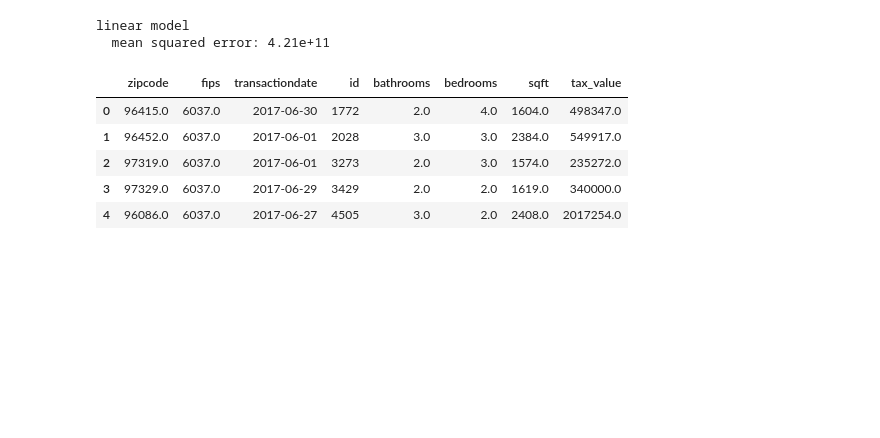
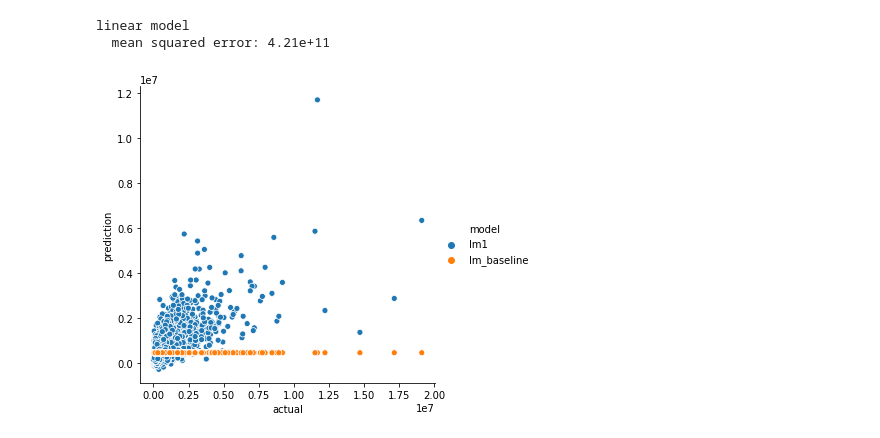
Before and after one commit to JefferyRoeder/zillow_project, a Jupyter notebook: model1.ipynb, the cells around one changed output. Drawn from its saved outputs; the diff is of its cells as text; code cells hidden in the pictures; blank space fills up the shorter version.

```diff
--- a/model1.ipynb
+++ b/model1.ipynb
@@ -181,9 +181,9 @@ import statsmodels.api as sm
 from statsmodels.formula.api import ols
 #OLS object to analyze features
 
-ols_model = sm.OLS(y_train,X_train)
-fit = ols_model.fit()
-fit.summary()
+#ols_model = sm.OLS(y_train,X_train)
+#fit = ols_model.fit()
+#fit.summary()
 
-#ols_model = ols('y_train ~ X_train',data=train).fit()
-#train['yhat'] = ols_model.predict(y_train)
+ols_model = ols('y_train ~ X_train',data=train).fit()
+train['yhat'] = ols_model.predict(y_train)
@@ -312,9 +279,11 @@ df2 = wrangle.wrangle_zillow2()
-# %%
-df2.head()
-# %% [output]
-|  | zipcode | fips | transactiondate | id | bathrooms | bedrooms | sqft | tax_value |
-| 0 | 96415.0 | 6037.0 | 2017-06-30 | 1772 | 2.0 | 4.0 | 1604.0 | 498347.0 |
-| 1 | 96452.0 | 6037.0 | 2017-06-01 | 2028 | 3.0 | 3.0 | 2384.0 | 549917.0 |
-| 2 | 97319.0 | 6037.0 | 2017-06-01 | 3273 | 2.0 | 3.0 | 1574.0 | 235272.0 |
-| 3 | 97329.0 | 6037.0 | 2017-06-29 | 3429 | 2.0 | 2.0 | 1619.0 | 340000.0 |
-| 4 | 96086.0 | 6037.0 | 2017-06-27 | 4505 | 3.0 | 2.0 | 2408.0 | 2017254.0 |
+# %%
+#start of 2nd model.
+
+#df2 = wrangle.wrangle_zillow2()
+df_plot = pd.DataFrame({'actual': y_train,
+              'lm1': train.yhat,
+              'lm_baseline': train.tax_mean})\
+.melt(id_vars=['actual'], var_name='model', value_name='prediction')\
+.pipe((sns.relplot, 'data'), x='actual', y='prediction', hue='model')
+# %% [output]
+[figure, added]
```
Also changed, not shown: parts of 20 cells of this notebook, 7 other files.
